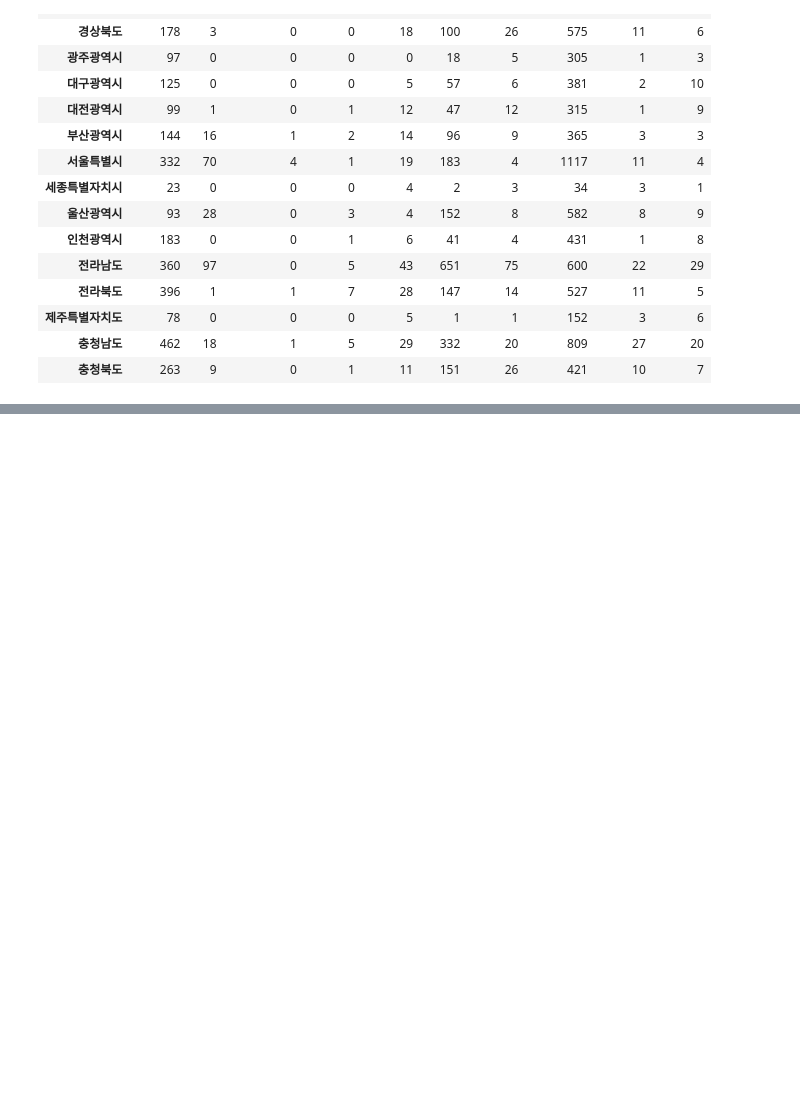
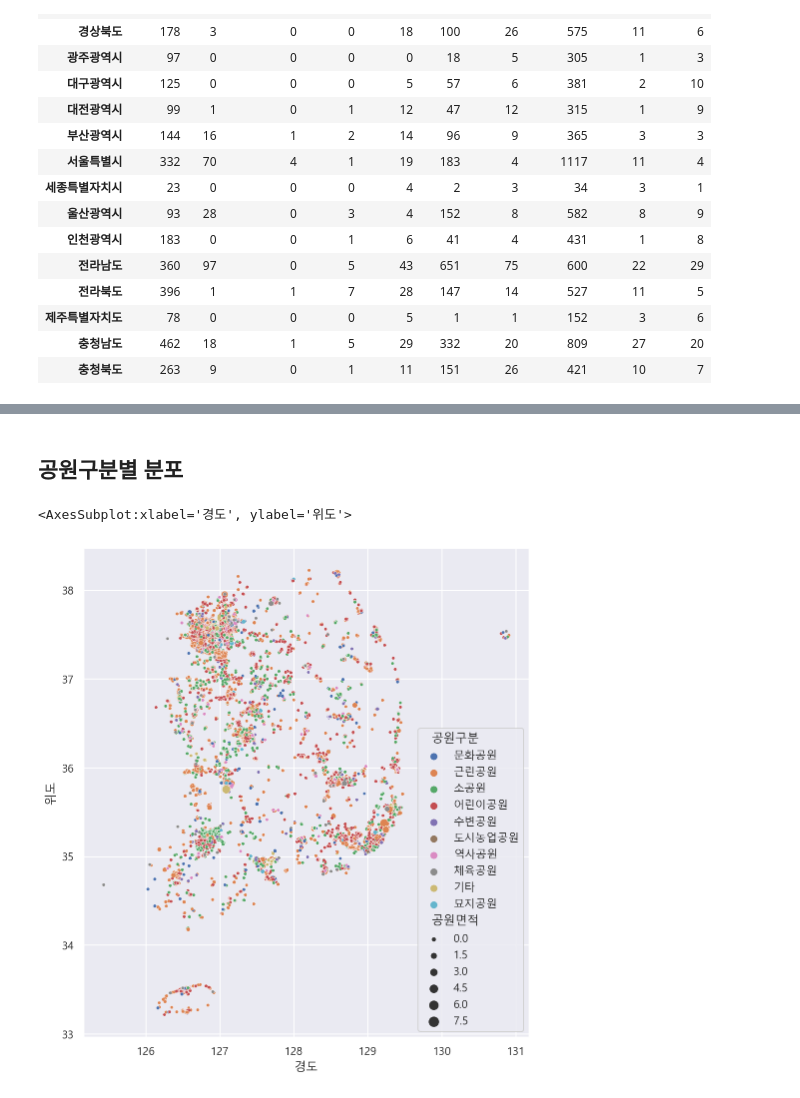
Before and after one commit to pmj3590/inflearn_opendata, a Jupyter notebook: park.ipynb, the cells around one changed output, grey strips where cells are left out. Saved outputs shown, nothing was run; the diff lists cells and outputs as text; code cells hidden in the pictures; blank space fills up the shorter version.

```diff
--- a/park.ipynb
+++ b/park.ipynb
@@ -954,0 +985,12 @@ city_cate.style.background_gradient()
+# %% [markdown]
+## 공원구분별 분포
+# %%
+# "공원구분"별로 색상 다르게 표현하고 "공원면적"에 따라 원의 크기 다르게 그리기
+# 위경도, 이상치가 있는 자료가 있었기 때문에, 이상치를 제거한 df_park 데이터 사용
+plt.figure(figsize=(8, 9))
+sns.scatterplot(data=df_park, x="경도", y="위도",
+                hue="공원구분",
+                size="공원면적", sizes=(10, 100))
+# %% [output]
+<AxesSubplot:xlabel='경도', ylabel='위도'>
+[figure, added]
```
Also changed, not shown: parts of 21 cells of this notebook.
